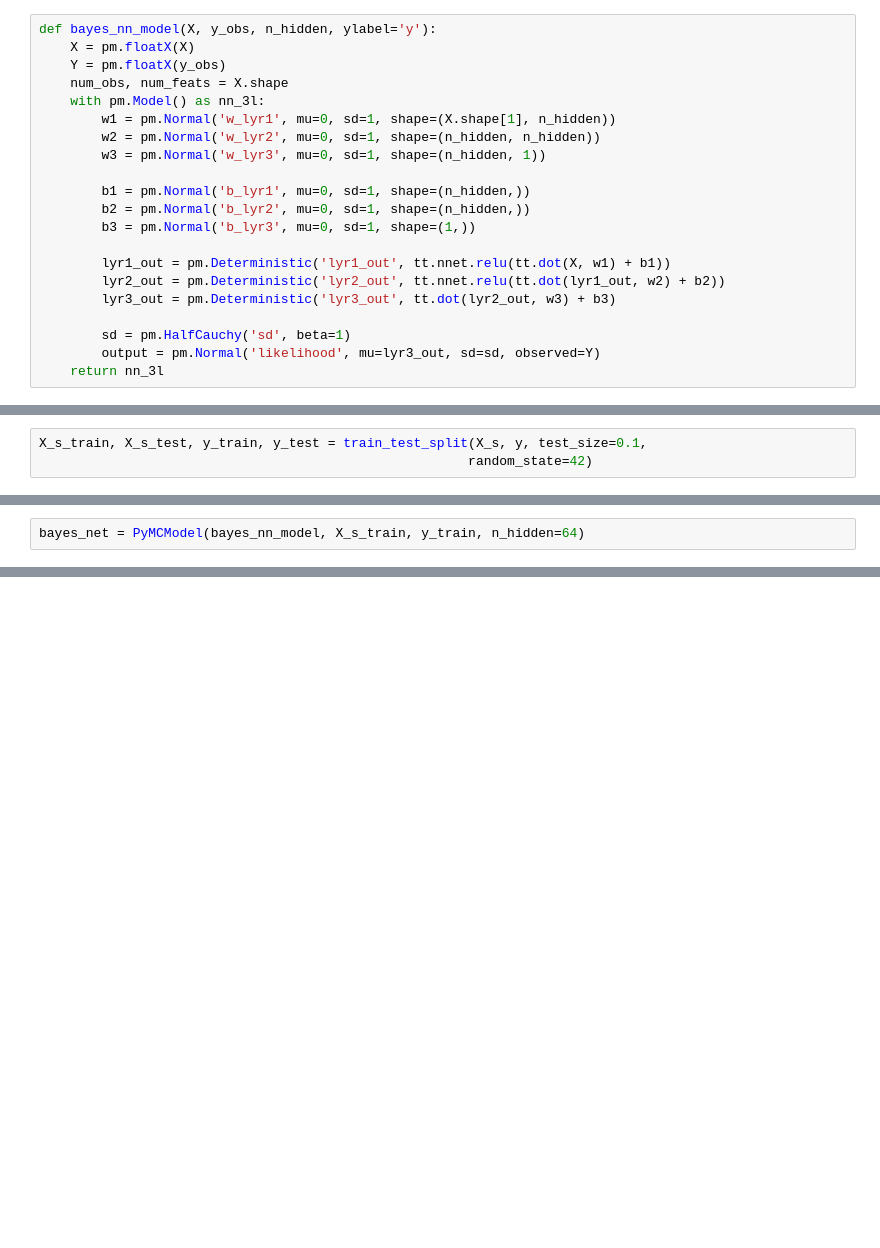
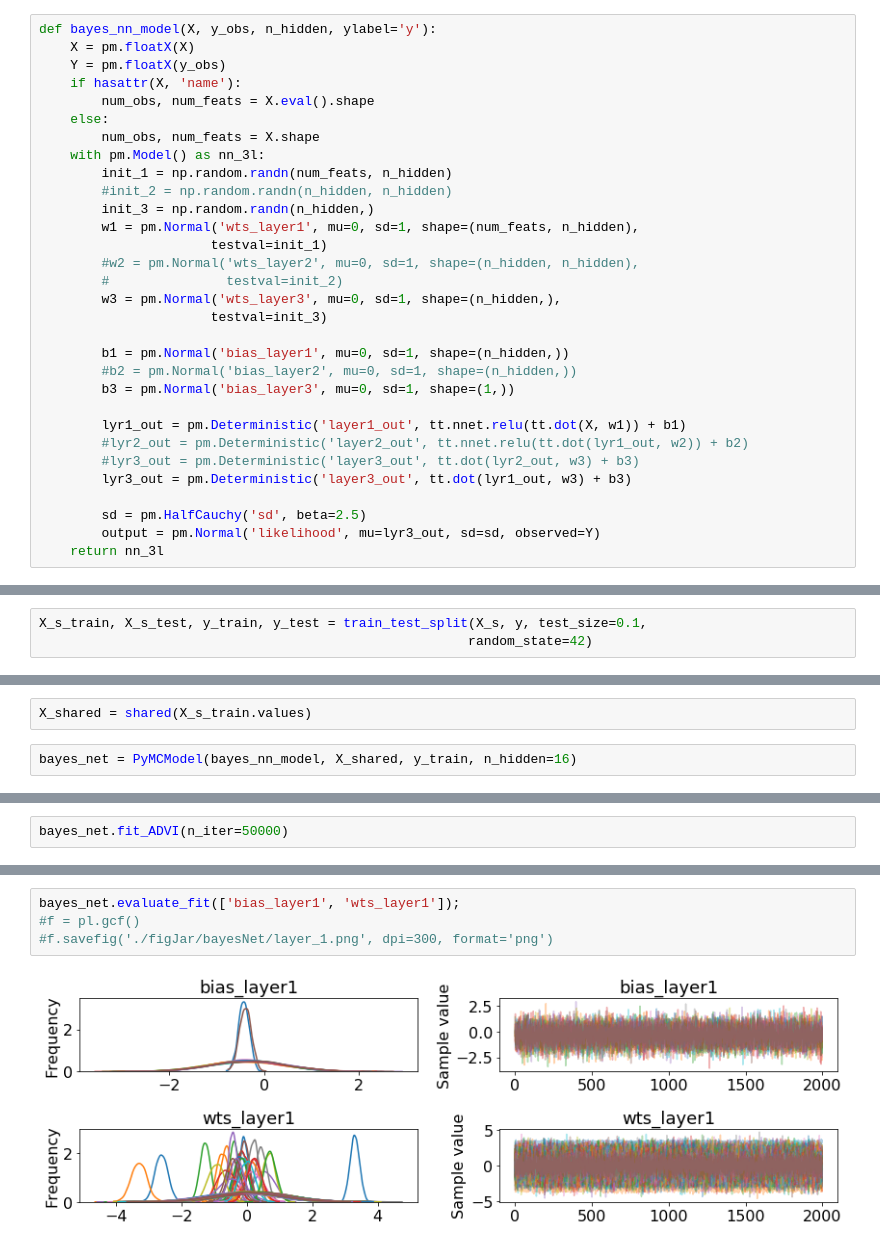
Before and after one commit to madHatter106/TOA_ML, a Jupyter notebook: TOA_ML_3_NN_2_DeepBayes.ipynb, the cells around one changed output, grey strips where cells are left out. Cells and saved outputs as stored; diff of their text form; blank space fills up the shorter version.

Commit message:
fit bayes nn 1-layer and hierarchical nn 1-layer

```diff
--- a/TOA_ML_3_NN_2_DeepBayes.ipynb
+++ b/TOA_ML_3_NN_2_DeepBayes.ipynb
@@ -24,20 +30,30 @@ rcParams['font.size'] = 16
 def bayes_nn_model(X, y_obs, n_hidden, ylabel='y'):
     X = pm.floatX(X)
     Y = pm.floatX(y_obs)
-    num_obs, num_feats = X.shape
+    if hasattr(X, 'name'):
+        num_obs, num_feats = X.eval().shape
+    else:
+        num_obs, num_feats = X.shape
     with pm.Model() as nn_3l:
-        w1 = pm.Normal('w_lyr1', mu=0, sd=1, shape=(X.shape[1], n_hidden))
-        w2 = pm.Normal('w_lyr2', mu=0, sd=1, shape=(n_hidden, n_hidden))
-        w3 = pm.Normal('w_lyr3', mu=0, sd=1, shape=(n_hidden, 1))
+        init_1 = np.random.randn(num_feats, n_hidden)
+        #init_2 = np.random.randn(n_hidden, n_hidden)
+        init_3 = np.random.randn(n_hidden,)
+        w1 = pm.Normal('wts_layer1', mu=0, sd=1, shape=(num_feats, n_hidden),
+                      testval=init_1)
+        #w2 = pm.Normal('wts_layer2', mu=0, sd=1, shape=(n_hidden, n_hidden),
+        #               testval=init_2)
+        w3 = pm.Normal('wts_layer3', mu=0, sd=1, shape=(n_hidden,),
+                      testval=init_3)
 
-        b1 = pm.Normal('b_lyr1', mu=0, sd=1, shape=(n_hidden,))
-        b2 = pm.Normal('b_lyr2', mu=0, sd=1, shape=(n_hidden,))
-        b3 = pm.Normal('b_lyr3', mu=0, sd=1, shape=(1,))
+        b1 = pm.Normal('bias_layer1', mu=0, sd=1, shape=(n_hidden,))
+        #b2 = pm.Normal('bias_layer2', mu=0, sd=1, shape=(n_hidden,))
+        b3 = pm.Normal('bias_layer3', mu=0, sd=1, shape=(1,))
 
-        lyr1_out = pm.Deterministic('lyr1_out', tt.nnet.relu(tt.dot(X, w1) + b1))
-        lyr2_out = pm.Deterministic('lyr2_out', tt.nnet.relu(tt.dot(lyr1_out, w2) + b2))
-        lyr3_out = pm.Deterministic('lyr3_out', tt.dot(lyr2_out, w3) + b3)
+        lyr1_out = pm.Deterministic('layer1_out', tt.nnet.relu(tt.dot(X, w1)) + b1)
+        #lyr2_out = pm.Deterministic('layer2_out', tt.nnet.relu(tt.dot(lyr1_out, w2)) + b2)
+        #lyr3_out = pm.Deterministic('layer3_out', tt.dot(lyr2_out, w3) + b3)
+        lyr3_out = pm.Deterministic('layer3_out', tt.dot(lyr1_out, w3) + b3)
 
-        sd = pm.HalfCauchy('sd', beta=1)
+        sd = pm.HalfCauchy('sd', beta=2.5)
         output = pm.Normal('likelihood', mu=lyr3_out, sd=sd, observed=Y)
     return nn_3l
@@ -59,6 +161,10 @@ pandas.core.series.Series
+# %%
+X_shared = shared(X_s_train.values)
 # %%
-bayes_net = PyMCModel(bayes_nn_model, X_s_train, y_train, n_hidden=64)
+bayes_net = PyMCModel(bayes_nn_model, X_shared, y_train, n_hidden=16)
 # %%
 bayes_net.show_model()
 # %% [output]
 [drawing not drawn]
+# %%
+bayes_net.fit_ADVI(n_iter=50000)
@@ -64,0 +173,6 @@ bayes_net.show_model()
+# %%
+bayes_net.evaluate_fit(['bias_layer1', 'wts_layer1']);
+#f = pl.gcf()
+#f.savefig('./figJar/bayesNet/layer_1.png', dpi=300, format='png')
+# %% [output]
+[figure, added]
```
Also changed, not shown: parts of 34 cells of this notebook.
